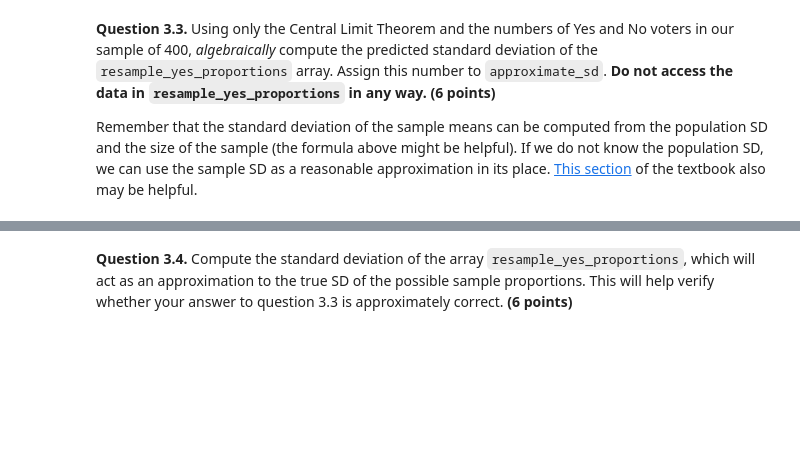
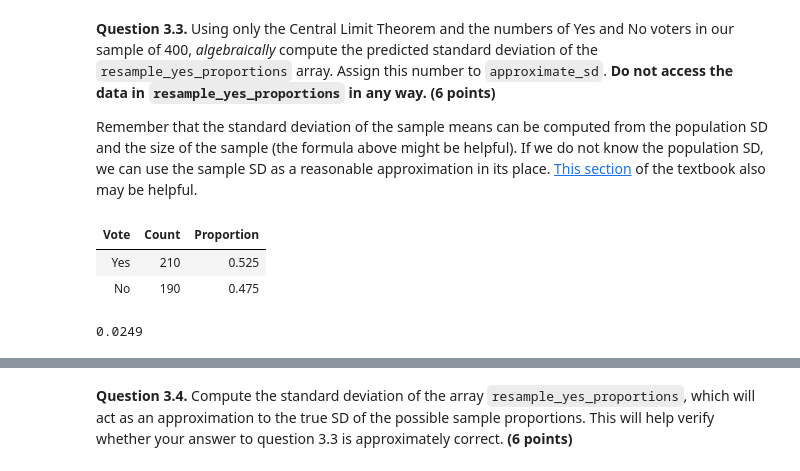
Before and after one commit to sondank1010/materials-sp22, a Jupyter notebook: hw/hw09/hw09.ipynb, the cells around one changed output, grey strips where cells are left out. Saved outputs shown, nothing was run; the diff lists cells and outputs as text; code cells hidden in the pictures; blank space fills up the shorter version.

```diff
--- a/hw/hw09/hw09.ipynb
+++ b/hw/hw09/hw09.ipynb
@@ -214,9 +273,17 @@ $$\text{standard deviation of population} = \sqrt{(\text{proportion of 0s}) \tim
 **Question 3.3.** Using only the Central Limit Theorem and the numbers of Yes and No voters in our sample of 400, *algebraically* compute the predicted standard deviation of the `resample_yes_proportions` array. Assign this number to `approximate_sd`. **Do not access the data in `resample_yes_proportions` in any way.** **(6 points)**
 
 Remember that the standard deviation of the sample means can be computed from the population SD and the size of the sample (the formula above might be helpful). If we do not know the population SD, we can use the sample SD as a reasonable approximation in its place. [This section](https://inferentialthinking.com/chapters/14/5/Variability_of_the_Sample_Mean.html#the-sd-of-all-the-sample-means) of the textbook also may be helpful.
+# %%
+sample_with_proportions
+# %% [output]
+| Vote | Count | Proportion |
+| Yes | 210 | 0.525 |
+| No | 190 | 0.475 |
 # %%
-approx_pop_sd = ...
-approximate_sd = ...
+approx_pop_sd = 0.499
+approximate_sd = 0.0249
 approximate_sd
+# %% [output]
+0.0249
 # %%
 grader.check("q3_3")
```
Also changed, not shown: parts of 26 cells of this notebook, 3 other files.
